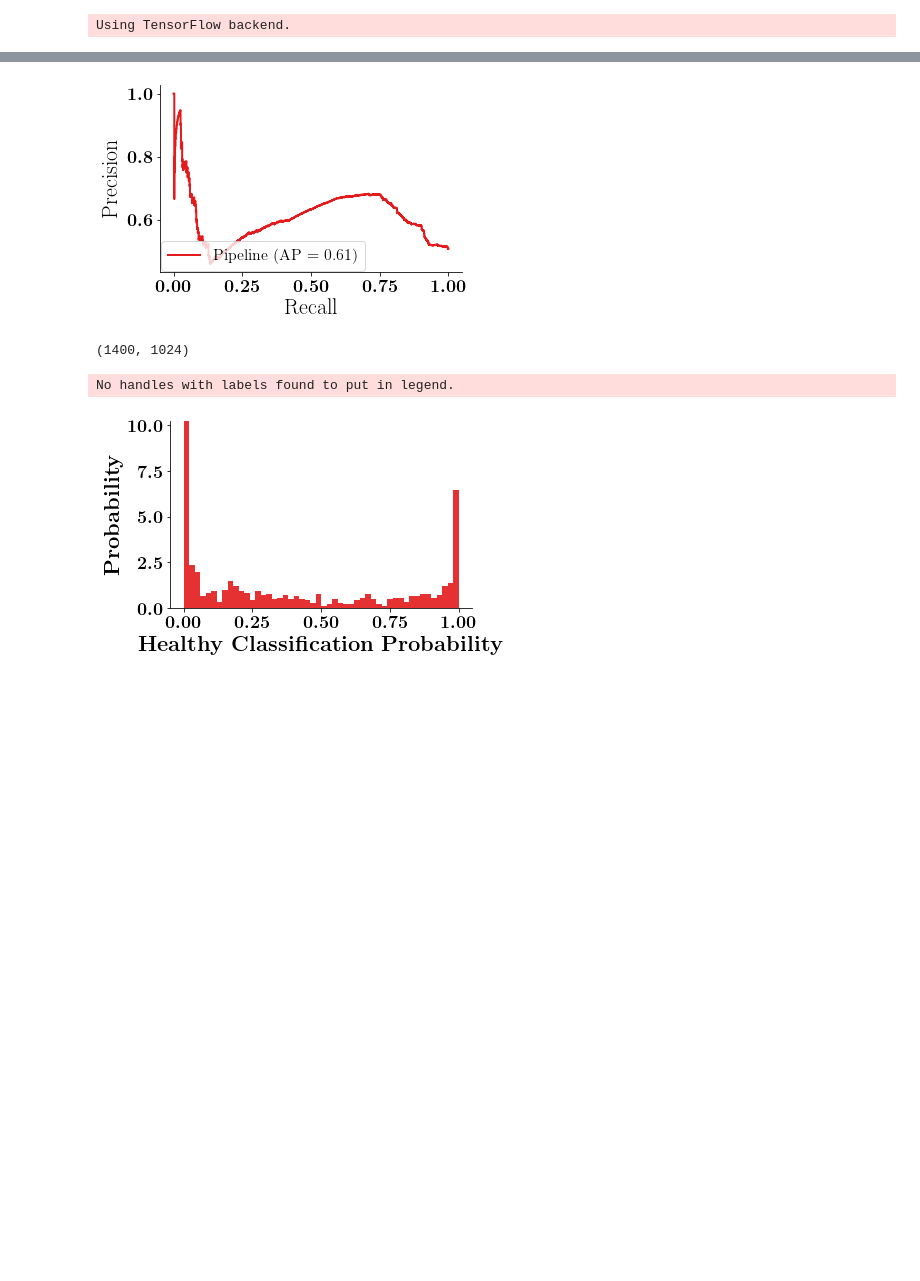
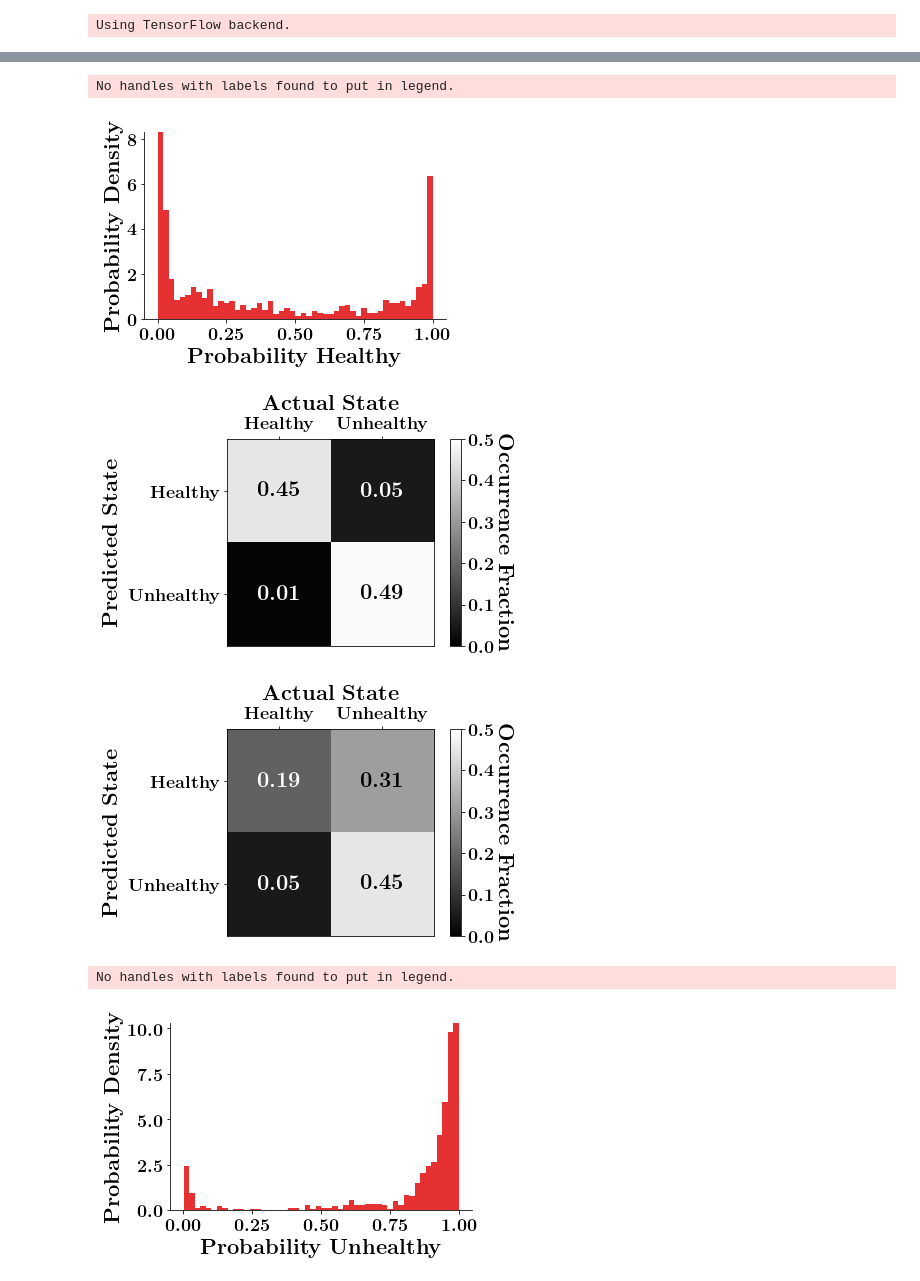
Before and after one commit to danielnewman09/Dissertation, a Jupyter notebook: Dissertation-Notebooks/Chapter-4/Healthy_Classification.ipynb, the cells around one changed output, grey strips where cells are left out. Cells and saved outputs as stored; diff of their text form; code cells hidden in the pictures; blank space fills up the shorter version.

```diff
--- a/Dissertation-Notebooks/Chapter-4/Healthy_Classification.ipynb
+++ b/Dissertation-Notebooks/Chapter-4/Healthy_Classification.ipynb
@@ -162,35 +180,47 @@ dump(pipe, 'data/pca_gnb.joblib')
 ['data/pca_gnb.joblib']
-# %%
-from sklearn.metrics import precision_recall_curve
-from sklearn.metrics import plot_precision_recall_curve
-import matplotlib.pyplot as plt
-
-
-disp = plot_precision_recall_curve(pipe, X_valid, Y_valid)
-disp.ax_.spines['right'].set_color('none')
-disp.ax_.spines['top'].set_color('none')
-disp.ax_.xaxis.set_ticks_position('bottom')
-disp.ax_.yaxis.set_ticks_position('left')
-# %% [output]
-[figure, removed]
-# %%
-X_valid.shape
-# %% [output]
-(1400, 1024)
 # %%
 pipe.predict_proba(X_train_healthy)[:,0]
 
 responses= np.vstack((
                        pipe.predict_proba(X_valid_healthy)[:,0]))
 genplt.plot_histogram(responses,[''],
-               'Healthy Classification Probability',
-               'Probability',
-               'pca_gnb_classifier_predict',
+               'Probability Healthy',
+               'Probability Density',
+               'pca_gnb_predict_healthy',
                template='publication',
                legend_loc='upper left',
                ymax=0.0,
                num_col=1,
                nbins=50)
+
+balanced_train_accuracy = plot_confusion_matrix(Y_train,Y_train_pred,
+                      [r'\textbf{Healthy}',r'\textbf{Unhealthy}'],
+                      'pca_gnb_confmatrix_train'
+                       )
+
+balanced_valid_accuracy = plot_confusion_matrix(Y_valid,Y_valid_pred,
+                      [r'\textbf{Healthy}',r'\textbf{Unhealthy}'],
+                      'pca_gnb_confmatrix_valid'
+                       )
+
+responses= np.vstack((
+                       pipe.predict_proba(X_valid_unhealthy)[:,1]))
+genplt.plot_histogram(responses,[''],
+               'Probability Unhealthy',
+               'Probability Density',
+               'pca_gnb_predict_unhealthy',
+               template='publication',
+               legend_loc='upper left',
+               ymax=0.0,
+               num_col=1,
+               nbins=50)
+
+print(balanced_train_accuracy)
+print(balanced_valid_accuracy)
 # %% [output]
 No handles with labels found to put in legend.
-[figure, old version]
+[figure, new version]
+[figure, added]
+[figure, added]
+No handles with labels found to put in legend.
+[figure, added]
```
Also changed, not shown: parts of 23 cells of this notebook, 49 other files.
